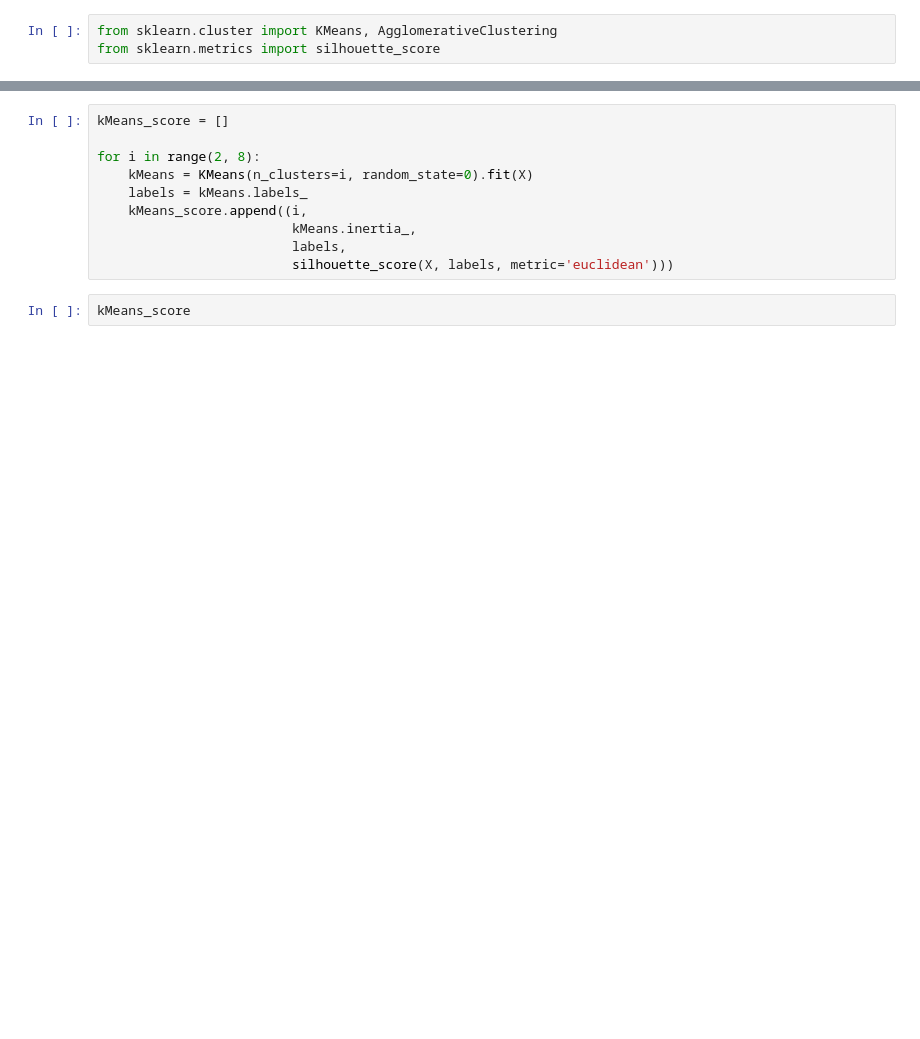
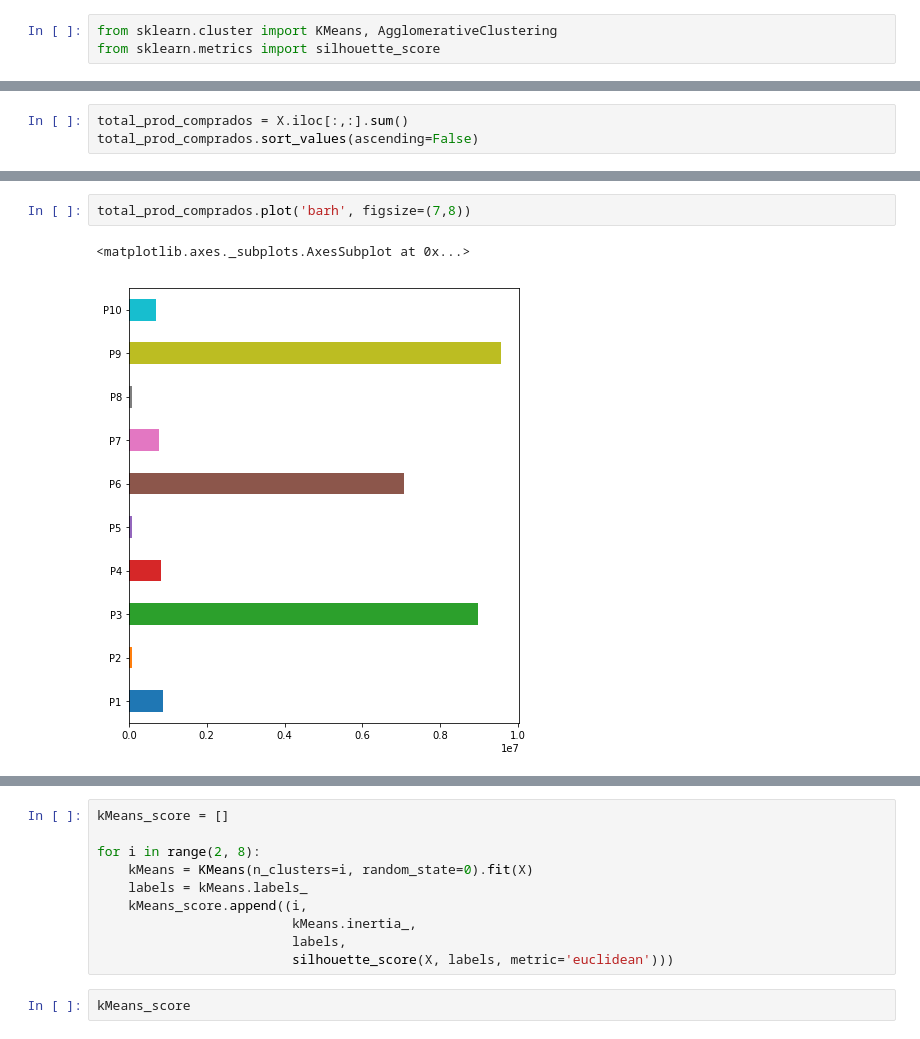
Before and after one commit to ahayasic/T3-DataMining, a Jupyter notebook: T3-T10.ipynb, the cells around one changed output, grey strips where cells are left out. Cells and saved outputs as stored; diff of their text form; blank space fills up the shorter version.

```diff
--- a/T3-T10.ipynb
+++ b/T3-T10.ipynb
@@ -278,0 +267,3 @@ X = df.sample(n=15000, random_state=0)
+# %%
+total_prod_comprados = X.iloc[:,:].sum()
+total_prod_comprados.sort_values(ascending=False)
@@ -278,0 +282,5 @@ X = df.sample(n=15000, random_state=0)
+# %%
+total_prod_comprados.plot('barh', figsize=(7,8))
+# %% [output]
+<matplotlib.axes._subplots.AxesSubplot at 0x...>
+[figure, added]
```
Also changed, not shown: parts of 44 cells of this notebook, 3 other files.
